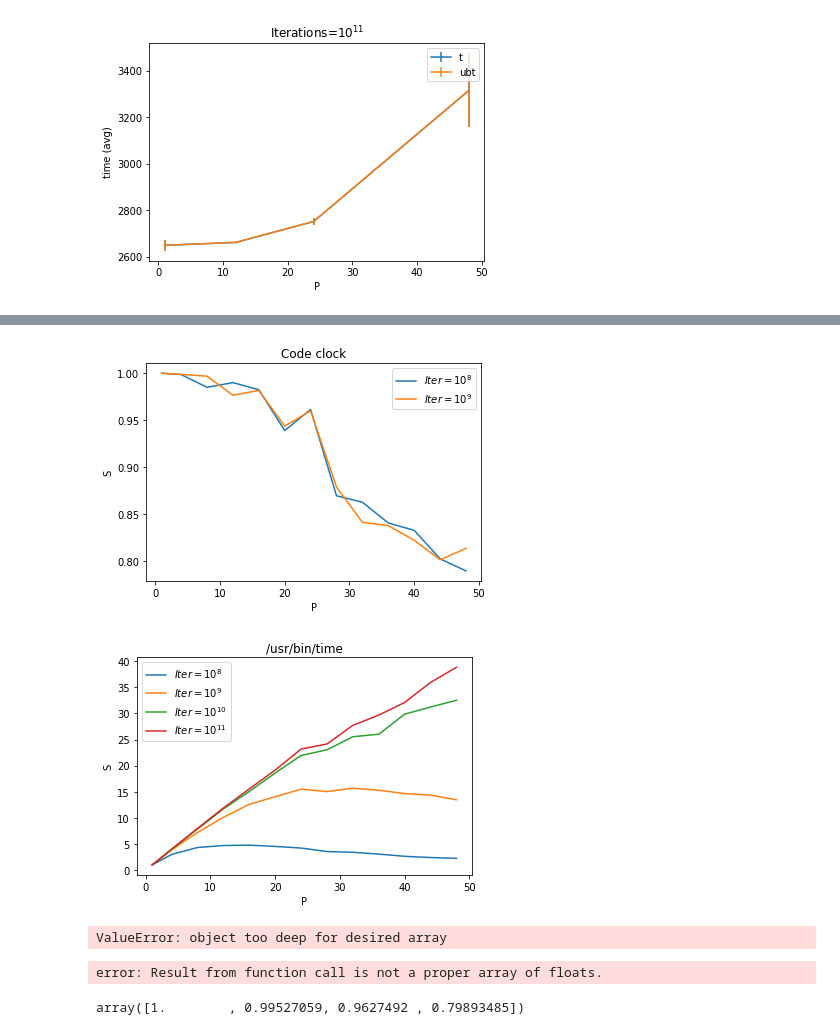
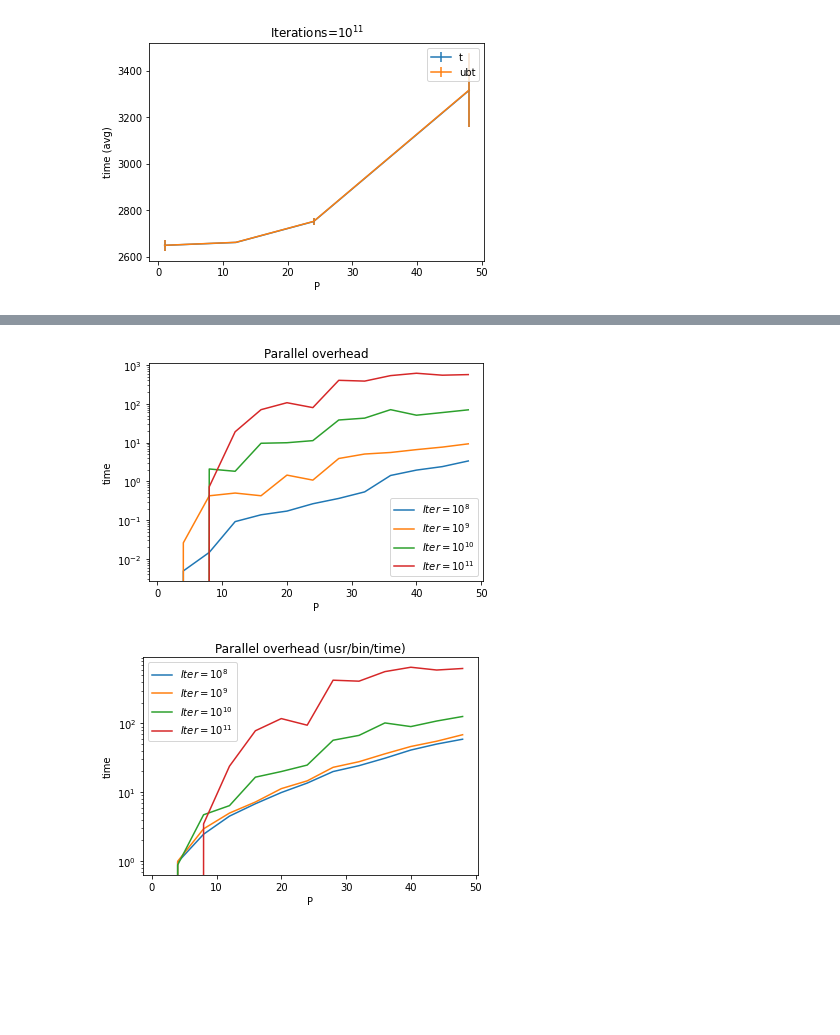
Before and after one commit to mattiamencagli/Foundations_of_HPC_2020, a Jupyter notebook: Assignement1/code/analisi_scaling.ipynb, the cells around one changed output, grey strips where cells are left out. Saved outputs shown, nothing was run; the diff lists cells and outputs as text; code cells hidden in the pictures; blank space fills up the shorter version.

```diff
--- a/Assignement1/code/analisi_scaling.ipynb
+++ b/Assignement1/code/analisi_scaling.ipynb
@@ -105,7 +106,8 @@ def ERROR(t1, t2, t3):
     return np.asarray(res)
 # %%
 n=11
-tipo='w'
+tipo='s'
+P=[1,4,8,12,16,20,24,28,32,36,40,44,48]
 if (n==11 and tipo=='w'):
     func_read=READ11
     P=[1,12,24,48]
@@ -121,6 +123,8 @@ S = tm[0]/tm
 #Se = te[0]/S + tm[0]*te/S**2 ## ??
 Sb = btm[0]/btm
 #Sbe = bte[0]/Sb + btm[0]*bte/Sb**2  ##??
+ttutti.append(tm)
+ttutti_ubt.append(btm)
 stutti.append(S)
 stutti_ubt.append(Sb)
 # %%
@@ -151,3 +155,10 @@ _=plt.legend() ; _=plt.xlabel('P'); _=plt.ylabel('time (avg)')
 _=plt.title(r"Iterations=$10^{%d}$"%n)
 # %% [output]
 [figure]
+# %%
+P=[1,4,8,12,16,20,24,28,32,36,40,44,48]
+for i in range(len(stutti)-1):
+    _=plt.errorbar(P,np.asarray(stutti)[i], label=r'$Iter=10^{%d}$'%it[i])
+_=plt.errorbar([1,12,24,48],np.asarray(stutti)[-1], label=r'$Iter=10^{%d}$'%it[-1])
+_=plt.legend() ; _=plt.xlabel("P") ; _=plt.ylabel("S")
+_=plt.title("Code clock")
@@ -153,0 +167,7 @@ _=plt.title(r"Iterations=$10^{%d}$"%n)
+# %%
+P=[1,4,8,12,16,20,24,28,32,36,40,44,48]
+for i in range(len(stutti_ubt)-1):
+    _=plt.errorbar(P,np.asarray(stutti_ubt)[i], label=r'$Iter=10^{%d}$'%it[i])
+_=plt.errorbar([1,12,24,48],np.asarray(stutti_ubt)[-1], label=r'$Iter=10^{%d}$'%it[-1])
+_=plt.legend() ; _=plt.xlabel("P") ; _=plt.ylabel("S")
+_=plt.title("/usr/bin/time")
@@ -154,39 +176,23 @@ _=plt.title(r"Iterations=$10^{%d}$"%n)
+# %%
+P_overH = [] ; P_overH_ubt=[]
+for i in range(len(ttutti)):
+    tmp=[] ; tmp_ubt=[]
+    for j in range(len(P)):
+        tmp.append(ttutti[i][j]*P[j]-ttutti[i][0])
+        tmp_ubt.append(ttutti_ubt[i][j]*P[j]-ttutti_ubt[i][0])
+    P_overH.append(np.asarray(tmp))
+    P_overH_ubt.append(np.asarray(tmp_ubt))
 # %%
-for i in range(len(stutti)):
-    _=plt.errorbar(P,np.asarray(stutti)[i], label=r'$Iter=10^{%d}$'%it[i])
-_=plt.legend() ; _=plt.xlabel("P") ; _=plt.ylabel("S")
-_=plt.title("Code clock")
+for i in range(len(ttutti)):
+    _=plt.semilogy(P,np.asarray(P_overH)[i], label=r'$Iter=10^{%d}$'%it[i])
+_=plt.legend() ; _=plt.xlabel("P") ; _=plt.ylabel("time")
+_=plt.title("Parallel overhead")
 # %% [output]
-[figure, old version]
+[figure, new version]
 # %%
-for i in range(len(stutti_ubt)):
-    _=plt.errorbar(P,np.asarray(stutti_ubt)[i], label=r'$Iter=10^{%d}$'%it[i])
-_=plt.legend() ; _=plt.xlabel("P") ; _=plt.ylabel("S")
-_=plt.title("/usr/bin/time")
+for i in range(len(ttutti_ubt)):
+    _=plt.semilogy(P,np.asarray(P_overH_ubt)[i], label=r'$Iter=10^{%d}$'%it[i])
+_=plt.legend() ; _=plt.xlabel("P") ; _=plt.ylabel("time")
+_=plt.title("Parallel overhead (usr/bin/time)")
 # %% [output]
-[figure, old version]
+[figure, new version]
-# %%
-def T_tot(X,Tcomp,Tread,Tcomm):
-    P,N=X
-    return Tcomp*(P-1+N/P) + Tread + 2*(P-1)*Tcomm
-import scipy.optimize as sci
-'''
-x,y = np.meshgrid(10**np.asarray(it),P)
-X = np.zeros((4,13), dtype=np.ndarray)
-for i in range(4):
-    for j in range(13):
-        tmp = np.zeros((2))
-        tmp[0]=x[j][i]
-        tmp[1]=y[j][i]
-        X[i,j] = tmp
-'''
-coppia = np.meshgrid(np.asarray(P),10**(np.asarray(it)))
-T_mes = np.asarray(stutti)
-b = sci.curve_fit(T_tot,coppia,T_mes)
-# %% [output]
-ValueError: object too deep for desired array
-error: Result from function call is not a proper array of floats.
-# %%
-S
-# %% [output]
-array([1.        , 0.99527059, 0.9627492 , 0.79893485])
```
Also changed, not shown: parts of 3 cells of this notebook, 1 other file.
